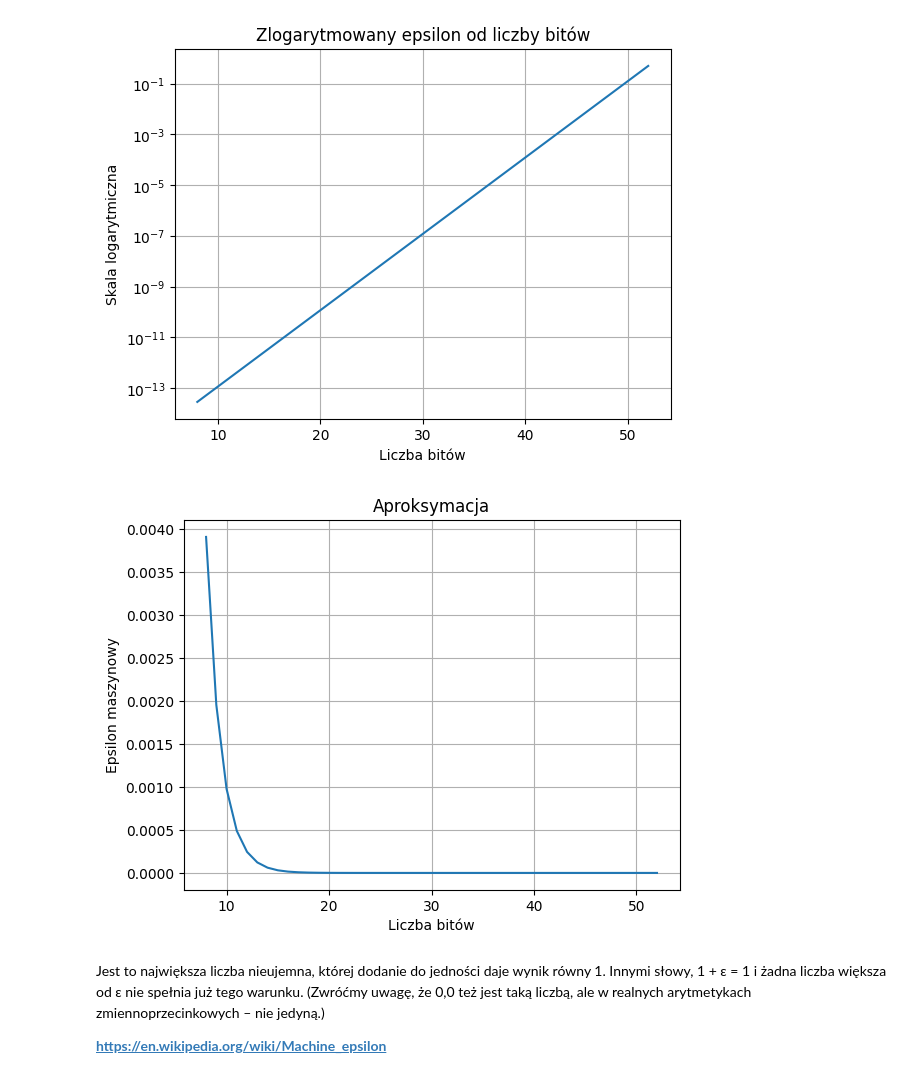
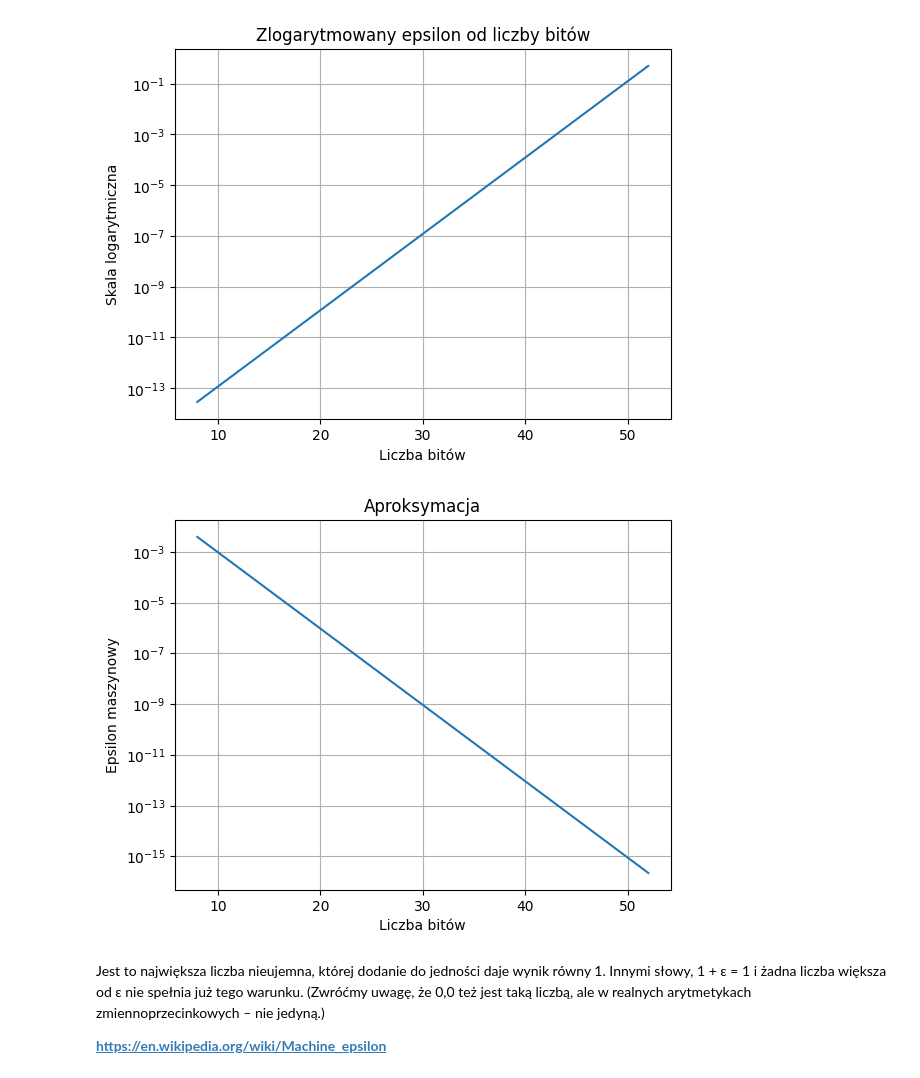
Before and after one commit to klaudiuszpastor/Numerical-Methods, a Jupyter notebook: lab2/task1.ipynb, the cells around one changed output. Drawn from its saved outputs; the diff is of its cells as text; code cells hidden in the pictures.

```diff
--- a/lab2/task1.ipynb
+++ b/lab2/task1.ipynb
@@ -34,14 +34,14 @@ wykres(mantysa_range,mashine_epsilon,'Skala logarytmiczna','Zlogarytmowany epsil
 # %%
 def epislon_maszynowy(bits):
     return 2.0**(-bits)
 bits_range = np.arange(8, 53)
 epsilon_values =[]
 for m in bits_range:
     epsilon_values.append(epislon_maszynowy(m))
 
-wykres(bits_range, epsilon_values,'Epsilon maszynowy','Aproksymacja',False)
+wykres(bits_range, epsilon_values,'Epsilon maszynowy','Aproksymacja',True)
 # %% [output]
-[figure, old version]
+[figure, new version]
 # %% [markdown]
 Jest to największa liczba nieujemna, której dodanie do jedności daje wynik równy 1. Innymi słowy, 1 + ε = 1 i żadna liczba większa od ε nie spełnia już tego warunku. (Zwróćmy uwagę, że 0,0 też jest taką liczbą, ale w realnych arytmetykach zmiennoprzecinkowych – nie jedyną.)
 
```
Also changed, not shown: 2 other files.
